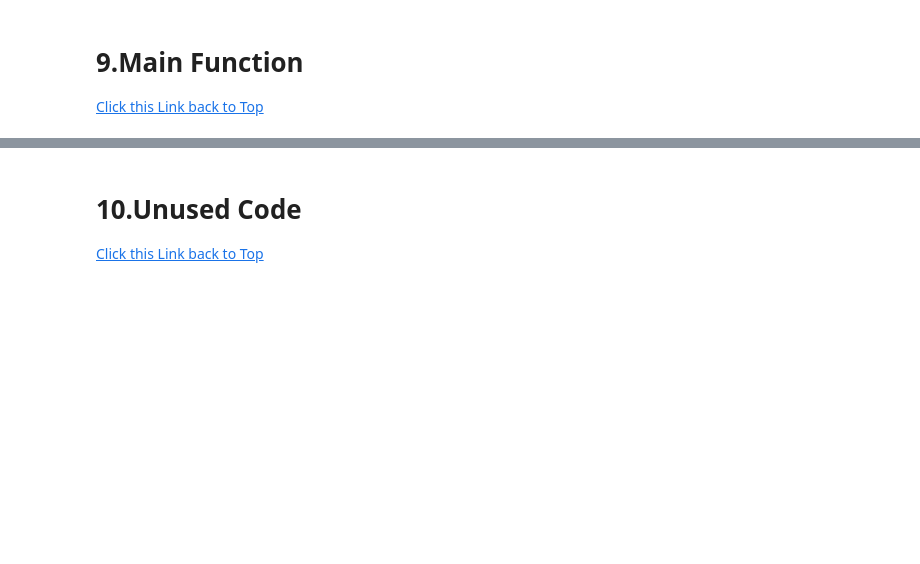
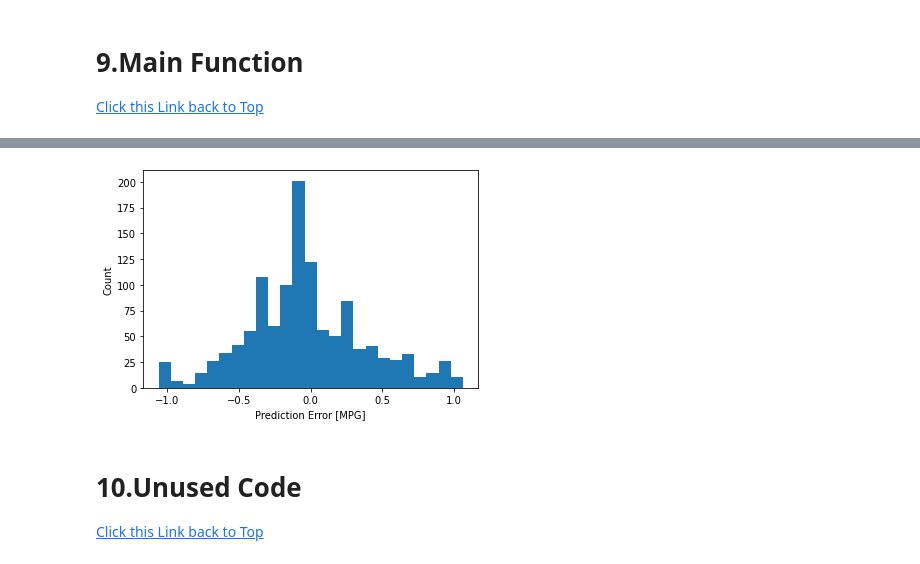
Before and after one commit to L3P3titPrince/40_Google_Q-A, a Jupyter notebook: 30_Google_Q-A.ipynb, the cells around one changed output, grey strips where cells are left out. Saved outputs shown, nothing was run; the diff lists cells and outputs as text; code cells hidden in the pictures; blank space fills up the shorter version.

```diff
--- a/30_Google_Q-A.ipynb
+++ b/30_Google_Q-A.ipynb
@@ -556,3 +789,10 @@ y_question_df.head(5)
+# %%
+error = test_predictions[:,2].flatten() - y_val.iloc[:,2].values.flatten()
+plt.hist(error, bins = 25)
+plt.xlabel("Prediction Error [MPG]")
+_ = plt.ylabel("Count")
+# %% [output]
+[figure, added]
 # %% [markdown]
 <a id="10.Unused Code"></a>
 # 10.Unused Code
```
Also changed, not shown: parts of 36 cells of this notebook.
